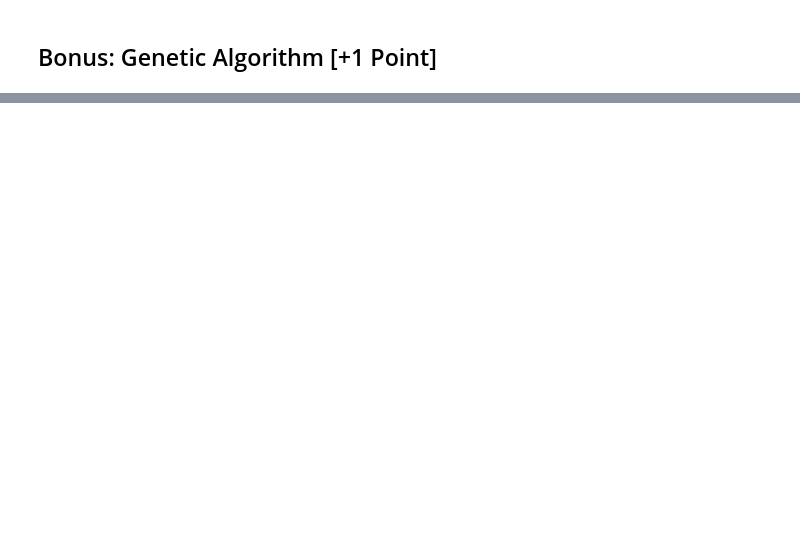
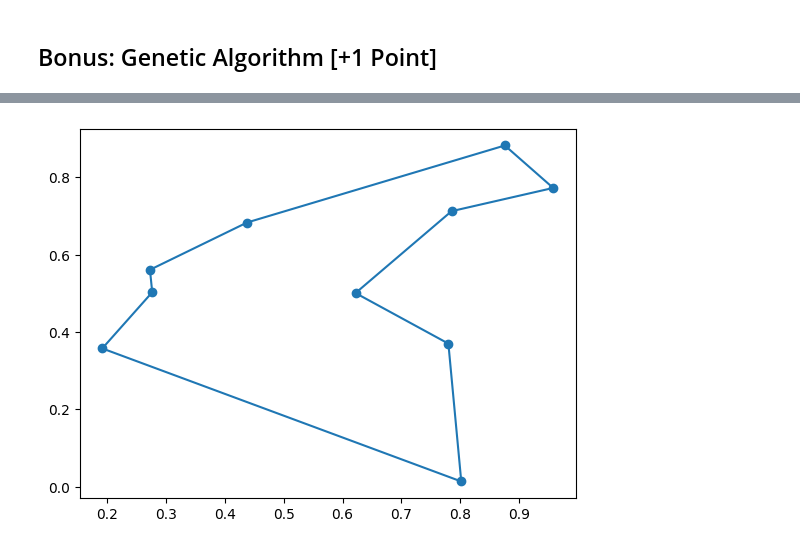
Before and after one commit to Thisyath/2-tsp-pka-tugas-4, a Jupyter notebook: P5_2_traveling_salesman_problem.ipynb, the cells around one changed output, grey strips where cells are left out. Drawn from its saved outputs; the diff is of its cells as text; code cells hidden in the pictures; blank space fills up the shorter version.

```diff
--- a/P5_2_traveling_salesman_problem.ipynb
+++ b/P5_2_traveling_salesman_problem.ipynb
@@ -475,0 +515,96 @@ compare_algorithms()
+# %%
+def genetic_algorithm_tsp(tsp, pop_size=50, num_generations=100, mutation_rate=0.1, elite_size=5):
+    """
+    Algoritma genetika untuk menyelesaikan TSP
+    Args:
+        tsp: Problem TSP
+        pop_size: Ukuran populasi
+        num_generations: Jumlah generasi
+        mutation_rate: Tingkat mutasi
+        elite_size: Jumlah individu elite yang dipertahankan
+    """
+
+    def create_initial_population(n, size):
+        """Membuat populasi awal secara acak"""
+        return [random_tour(n) for _ in range(size)]
+
+    def fitness(tour):
+        """Menghitung nilai fitness (1/panjang_tour)"""
+        return 1.0 / tour_length(tsp, tour)
+
+    def order_crossover(parent1, parent2):
+        """Operator crossover dengan metode Order Crossover (OX)"""
+        n = len(parent1)
+        start, end = sorted(random.sample(range(n), 2))
+
+        # Mengambil subsequence dari parent1
+        child = [-1] * n
+        for i in range(start, end + 1):
+            child[i] = parent1[i]
+
+        # Mengisi sisa posisi dengan urutan dari parent2
+        remaining = [x for x in parent2 if x not in child[start:end + 1]]
+        j = 0
+        for i in range(n):
+            if child[i] == -1:
+                child[i] = remaining[j]
+                j += 1
+
+        return child
+
+    def mutate(tour):
+        """Operator mutasi dengan swap mutation"""
+        if random.random() < mutation_rate:
+            i, j = random.sample(range(len(tour)), 2)
+            tour[i], tour[j] = tour[j], tour[i]
+        return tour
+
+    # Inisialisasi populasi
+    n = len(tsp['pos'])
+    population = create_initial_population(n, pop_size)
+    best_tour = None
+    best_length = float('inf')
+
+    # Evolusi selama num_generations
+    for gen in range(num_generations):
+        # Evaluasi fitness
+        fitness_scores = [(tour, fitness(tour)) for tour in population]
+        fitness_scores.sort(key=lambda x: x[1], reverse=True)
+
+        # Simpan individu terbaik
+        current_best = fitness_scores[0][0]
+        current_length = tour_length(tsp, current_best)
+        if current_length < best_length:
+            best_tour = current_best
+            best_length = current_length
+
+        # Seleksi elit
+        new_population = [tour for tour, _ in fitness_scores[:elite_size]]
+
+        # Seleksi dan reproduksi
+        while len(new_population) < pop_size:
+            # Tournament selection
+            parent1 = random.choice([tour for tour, _ in fitness_scores[:pop_size//2]])
+            parent2 = random.choice([tour for tour, _ in fitness_scores[:pop_size//2]])
+
+            # Crossover
+            child = order_crossover(parent1, parent2)
+
+            # Mutasi
+            child = mutate(child)
+
+            new_population.append(child)
+
+        population = new_population
+
+        if gen % 10 == 0:
+            print(f"Generation {gen}: Best Length = {best_length}")
+
+    return best_tour, best_length
+
+# Test algoritma
+initial_tour = random_tour(len(tsp['pos']))
+best_tour, best_length = genetic_algorithm_tsp(tsp)
+print(f"\nFinal Tour Length: {best_length}")
+show_tsp(tsp, best_tour)
+# %% [output]
@@ -475,0 +624 @@ compare_algorithms()
+[figure, added]
```
Also changed, not shown: parts of 7 cells of this notebook, 1 other file.
